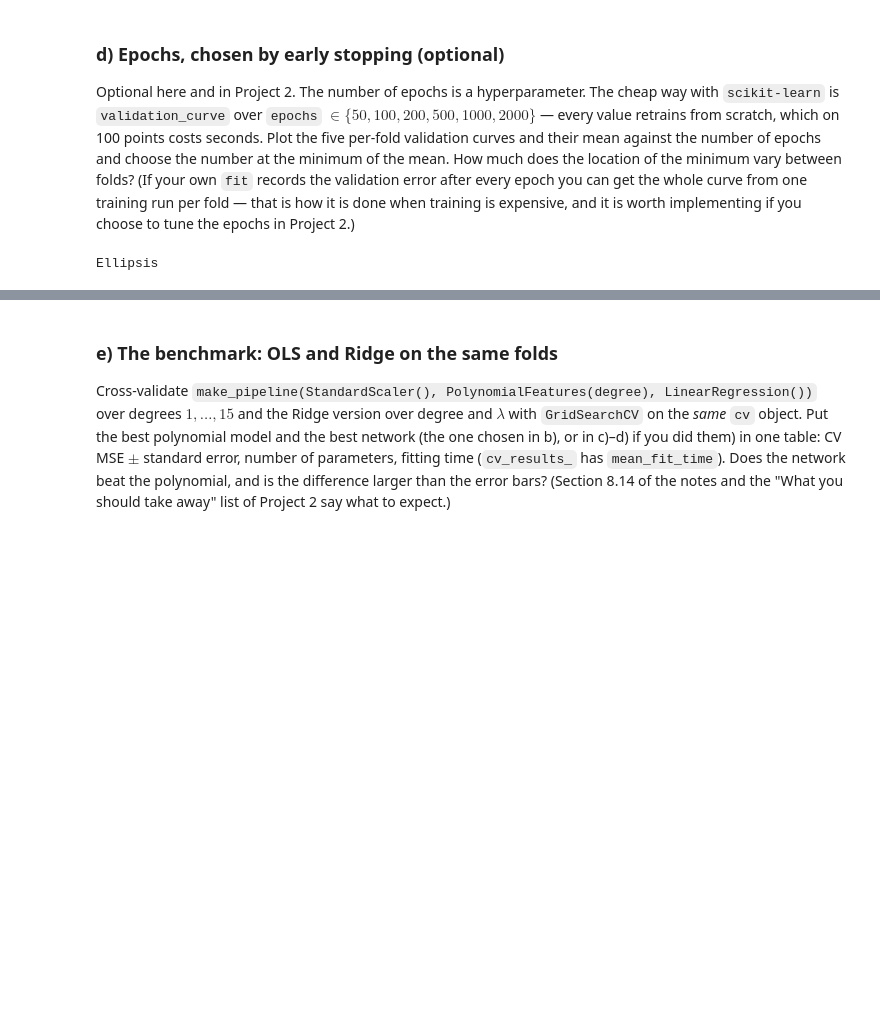
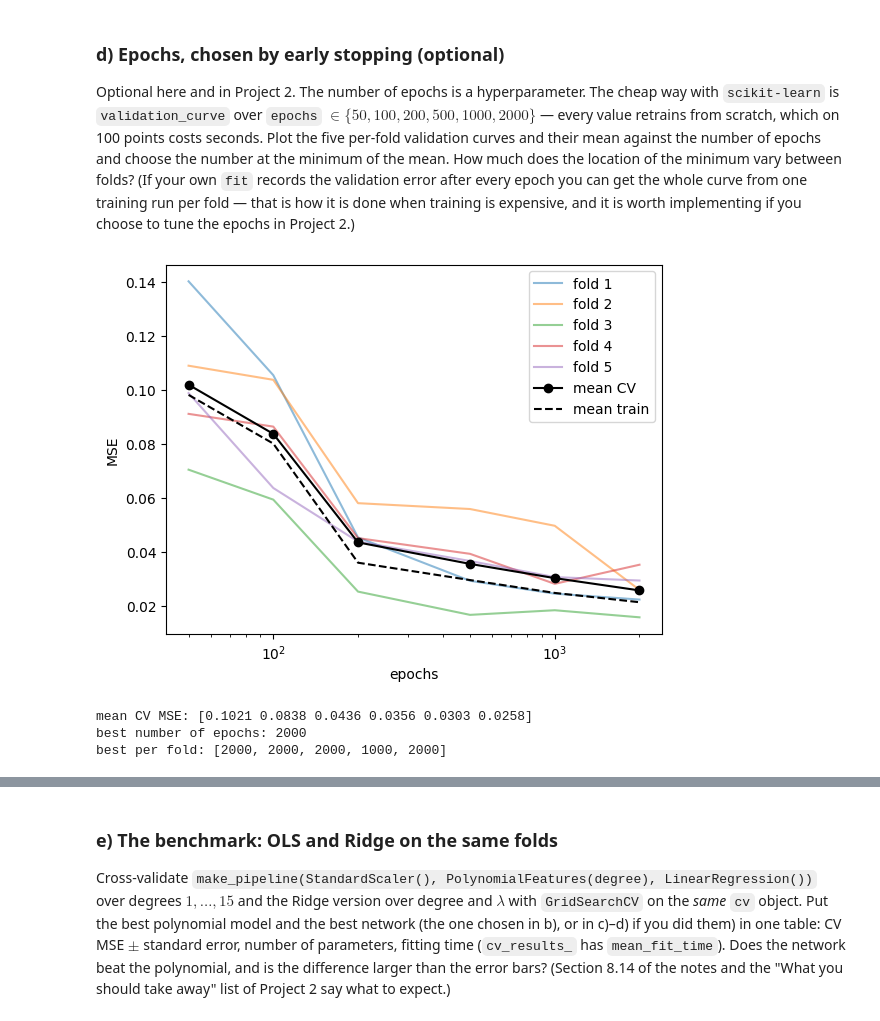
Before and after one commit to carlpd/FYS-STK, a Jupyter notebook: Weekly Excercises/exercisesweek44.ipynb, the cells around one changed output, grey strips where cells are left out. Drawn from its saved outputs; the diff is of its cells as text; code cells hidden in the pictures; blank space fills up the shorter version.

```diff
--- a/Weekly Excercises/exercisesweek44.ipynb
+++ b/Weekly Excercises/exercisesweek44.ipynb
@@ -465,7 +558,25 @@ folds? (If your own `fit` records the validation error after every epoch
 you can get the whole curve from one training run per fold — that is how it
 is done when training is expensive, and it is worth implementing if you
 choose to tune the epochs in Project 2.)
-# %%
-...
-# %% [output]
-Ellipsis
+# %%
+epochs = [50, 100, 200, 500, 1000, 2000]
+tr_e, val_e = validation_curve(net_c, X, y, param_name="neuralnetregressor__epochs", param_range=epochs,
+                               cv=cv, scoring="neg_mean_squared_error", n_jobs=-1)
+tr_e, val_e = -tr_e, -val_e     # shape (6, 5)
+for f in range(5):
+    plt.plot(epochs, val_e[:, f], alpha=0.5, label=f"fold {f + 1}")
+plt.plot(epochs, val_e.mean(axis=1), "ko-", label="mean CV")
+plt.plot(epochs, tr_e.mean(axis=1), "k--", label="mean train")
+plt.xscale("log")
+plt.xlabel("epochs")
+plt.ylabel("MSE")
+plt.legend()
+plt.show()
+print("mean CV MSE:", np.round(val_e.mean(axis=1), 4))
+print("best number of epochs:", epochs[np.argmin(val_e.mean(axis=1))])
+print("best per fold:", [epochs[i] for i in np.argmin(val_e, axis=0)])
+# %% [output]
+[figure, added]
+mean CV MSE: [0.1021 0.0838 0.0436 0.0356 0.0303 0.0258]
+best number of epochs: 2000
+best per fold: [2000, 2000, 2000, 1000, 2000]
```
Also changed, not shown: parts of 21 cells of this notebook.
